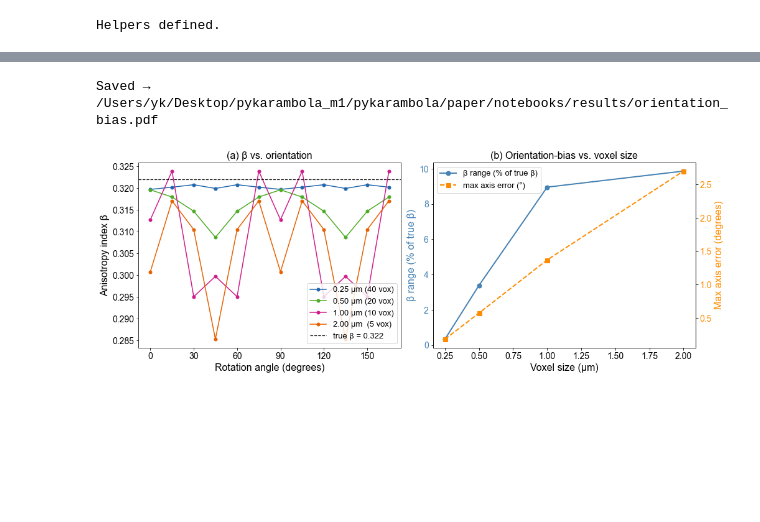
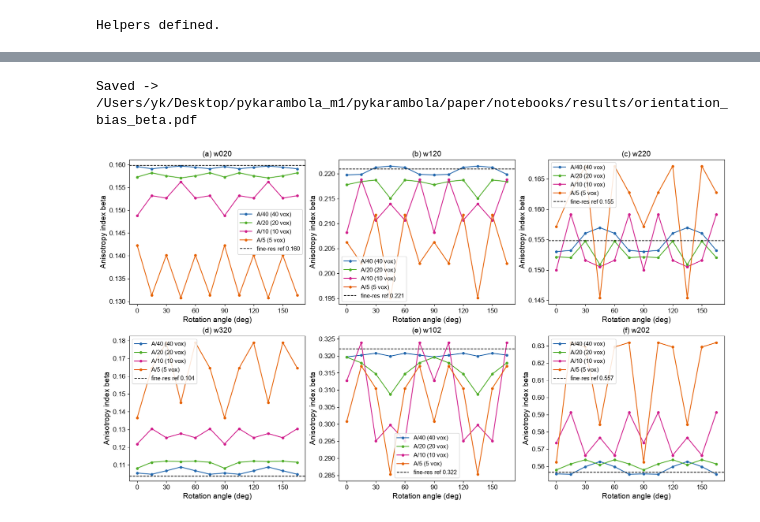
Before and after one commit to Ishihara-SynthMorph/pykarambola, a Jupyter notebook: paper/notebooks/orientation_bias.ipynb, the cells around one changed output, grey strips where cells are left out. Cells and saved outputs as stored; diff of their text form; code cells hidden in the pictures; blank space fills up the shorter version.

```diff
--- a/paper/notebooks/orientation_bias.ipynb
+++ b/paper/notebooks/orientation_bias.ipynb
@@ -157,63 +403,35 @@ vox=2.00  β range=0.0318 (9.9%)  axis_err max=2.70°  mean=1.32°
 # %%
-# ── Figure: 2×2 panels ────────────────────────────────────────────────────────
+# ── Figure: beta vs. rotation angle for all six rank-2 tensors ───────────────
 plt.rcParams['font.family'] = 'Arial'
 plt.rcParams.update({
     'font.size':       BASE_FONT,
     'axes.titlesize':  BASE_FONT - 2,
     'axes.labelsize':  BASE_FONT - 2,
     'xtick.labelsize': BASE_FONT - 4,
     'ytick.labelsize': BASE_FONT - 4,
-    'legend.fontsize': BASE_FONT - 4,
+    'legend.fontsize': BASE_FONT - 5,
 })
 
-fig, axes = plt.subplots(1, 2, figsize=(14, 5), constrained_layout=True)
+fig, axes = plt.subplots(2, 3, figsize=(16, 9), constrained_layout=True)
 
-# ── Panel A: β vs. rotation angle ────────────────────────────────────────────
-ax = axes[0]
-for vox, color, lbl in zip(VOXEL_SIZES, COLORS,
-                            ['0.25 μm (40 vox)', '0.50 μm (20 vox)',
-                             '1.00 μm (10 vox)', '2.00 μm  (5 vox)']):
-    sub = df[df['voxel_size'] == vox].sort_values('angle_deg')
-    ax.plot(sub['angle_deg'], sub['beta'], 'o-', ms=5, lw=1.5,
-            color=color, label=lbl)
-ax.axhline(TRUE_BETA, color='k', ls='--', lw=1.2, label=f'true β = {TRUE_BETA:.3f}')
-ax.set_xlabel('Rotation angle (degrees)')
-ax.set_ylabel('Anisotropy index β')
-ax.set_title('(a) β vs. orientation')
-ax.set_xticks(ANGLES[::2])
-ax.legend(fontsize=BASE_FONT - 5, loc='lower right')
+for idx, name in enumerate(RANK2):
+    ax = axes.flat[idx]
+    rv = FINE_BETA[name]   # fine-resolution reference
+    for vox, col, lbl in zip(VOXEL_SIZES, VOX_COLORS, VOX_LABELS):
+        sub = DF[DF['voxel_size'] == vox].sort_values('angle_deg')
+        ax.plot(sub['angle_deg'], sub[f'{name}_beta'],
+                'o-', ms=4, lw=1.5, color=col, label=lbl)
+    ax.axhline(rv, color='k', ls='--', lw=1.2, label=f'fine-res ref {rv:.3f}')
+    ax.set_title(f'({chr(97+idx)}) {name}')
+    ax.set_xlabel('Rotation angle (deg)')
+    ax.set_ylabel('Anisotropy index beta')
+    ax.set_xticks(ANGLES[::2])
+    ax.legend(loc='best', framealpha=0.85)
 
-# ── Panel B: β range and max axis error vs. voxel size ───────────────────────
-ax2 = axes[1]
-beta_ranges = []
-axis_maxs   = []
-for vox in VOXEL_SIZES:
-    sub = df[df['voxel_size'] == vox]
-    beta_ranges.append(sub['beta'].max() - sub['beta'].min())
-    axis_maxs.append(sub['axis_err'].max())
-
-beta_pcts = [100 * r / TRUE_BETA for r in beta_ranges]
-
-ax2.plot(VOXEL_SIZES, beta_pcts, 'o-', ms=7, lw=2, color='steelblue', label='β range (% of true β)')
-ax2_r = ax2.twinx()
-ax2_r.plot(VOXEL_SIZES, axis_maxs, 's--', ms=7, lw=2, color='darkorange', label='max axis error (°)')
-
-ax2.set_xlabel('Voxel size (μm)')
-ax2.set_ylabel('β range (% of true β)', color='steelblue')
-ax2_r.set_ylabel('Max axis error (degrees)', color='darkorange')
-ax2.tick_params(axis='y', labelcolor='steelblue')
-ax2_r.tick_params(axis='y', labelcolor='darkorange')
-ax2.set_title('(b) Orientation-bias vs. voxel size')
-
-# Shared legend
-lines1, labels1 = ax2.get_legend_handles_labels()
-lines2, labels2 = ax2_r.get_legend_handles_labels()
-ax2.legend(lines1 + lines2, labels1 + labels2, fontsize=BASE_FONT - 5, loc='upper left')
-
-save_path = os.path.join(RESULTS_DIR, 'orientation_bias.pdf')
+save_path = os.path.join(RESULTS_DIR, 'orientation_bias_beta.pdf')
 plt.savefig(save_path, dpi=150, bbox_inches='tight')
-print(f'Saved → {save_path}')
+print(f'Saved -> {save_path}')
 plt.show()
 # %% [output]
-Saved → /Users/yk/Desktop/pykarambola_m1/pykarambola/paper/notebooks/results/orientation_bias.pdf
+Saved -> /Users/yk/Desktop/pykarambola_m1/pykarambola/paper/notebooks/results/orientation_bias_beta.pdf
-[figure, old version]
+[figure, new version]
```
Also changed, not shown: parts of 11 cells of this notebook, 3 other files.
